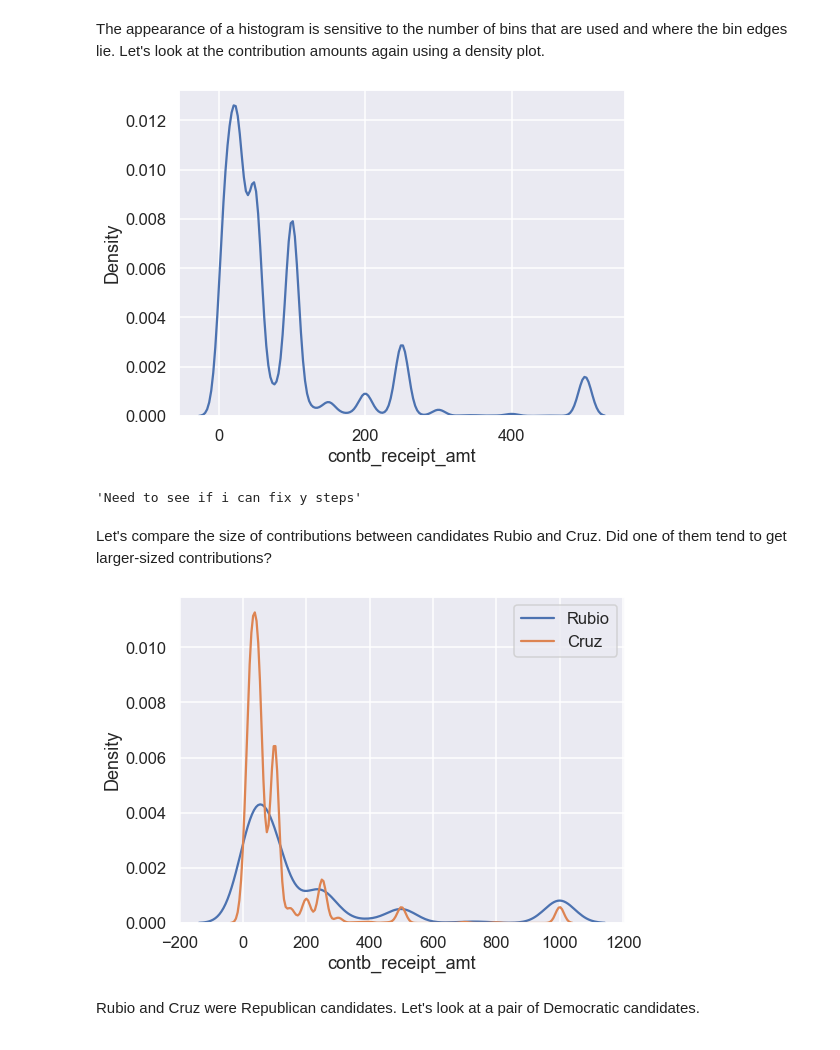
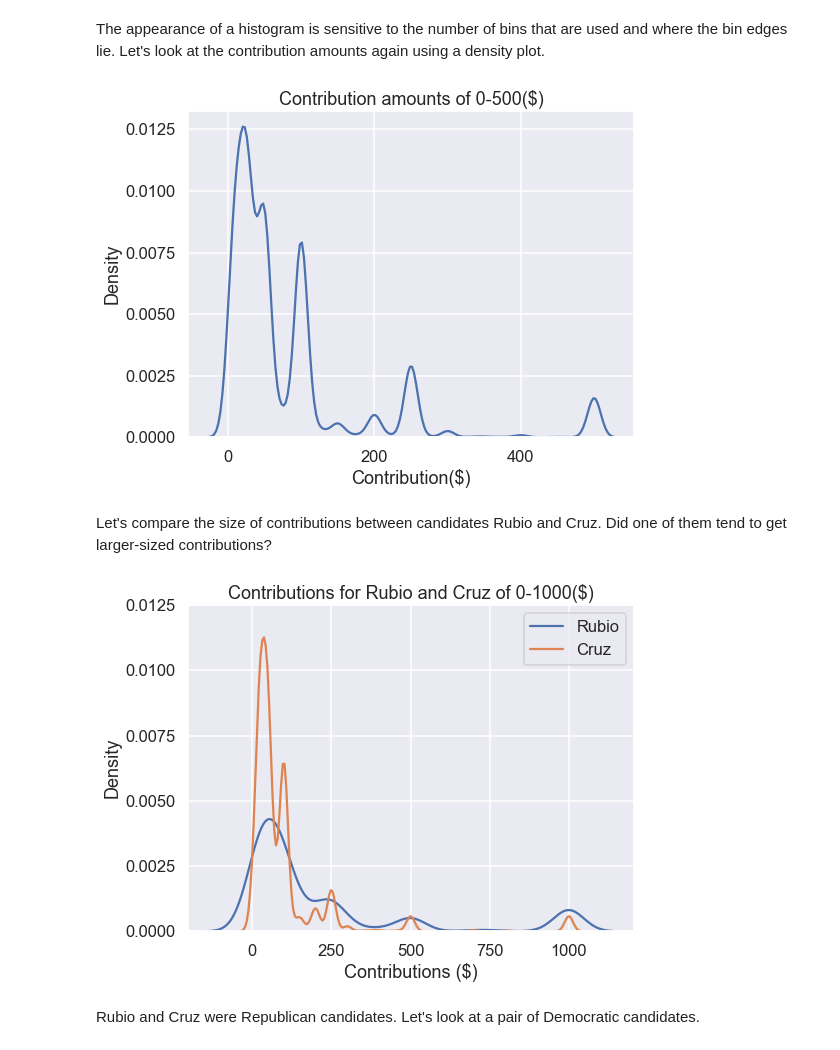
Before and after one commit to BarbosaRicardo/CST383_Data_Science, a Jupyter notebook: Week5/HW/campaign-exploration.ipynb, the cells around one changed output. Cells and saved outputs as stored; diff of their text form; code cells hidden in the pictures.

```diff
--- a/Week5/HW/campaign-exploration.ipynb
+++ b/Week5/HW/campaign-exploration.ipynb
@@ -110,41 +114,51 @@ The appearance of a histogram is sensitive to the number of bins that are used a
 # the contb_receipt_amt values from 0-500.
 
 mask = (df['contb_receipt_amt'] >= 0) & (df['contb_receipt_amt'] <= 500)
+# compute
 data = df.loc[mask,'contb_receipt_amt']
+# plot
 fig = sns.kdeplot(data, bw_adjust=0.60)
+# plot elements
+plt.title('Contribution amounts of 0-500($)')
+plt.xlabel('Contribution($)')
+# customize
 plt.xticks([0,200,400])
+plt.yticks(np.arange(0,0.0150,0.0025))
 plt.show()
-
-"""Need to see if i can fix y steps"""
 # %% [output]
-[figure, old version]
+[figure, new version]
-'Need to see if i can fix y steps'
 # %% [markdown]
 Let's compare the size of contributions between candidates Rubio and Cruz.  Did one of them tend to get larger-sized contributions?
 # %%
 #@ 6 Create a "double density plot" showing the contributions for
 # Rubio and Cruz.  Show contributions in the range of 0-1000 dollars
 # only.  Be sure to include a legend.
 # Hint: you can create two series, one for 0-1000 contributions to
 # Rubio, and another for 0-1000 contributions to Cruz.
 # Remember that you can superimpose plots by simply plotting one
 # after another.
 
 mask = (df['contb_receipt_amt'] >= 0) & (df['contb_receipt_amt'] <=1000)
 # Marco Rubio Chart
 rubio_mask = df['cand_nm'].str.contains("rubio", case=False)
 rubio = df.loc[mask & rubio_mask,'contb_receipt_amt']
 sns.kdeplot(rubio, bw_adjust=0.60)
 # Ted Cruz Chart
 cruz_mask = df['cand_nm'].str.contains("cruz", case=False)
 cruz = df.loc[mask & cruz_mask,'contb_receipt_amt']
 # plot
 sns.kdeplot(cruz, bw_adjust=0.40)
-# Customizations
+# plot elements
+plt.title('Contributions for Rubio and Cruz of 0-1000($)')
+plt.xlabel('Contributions ($)')
+plt.ylabel('Density')
 plt.legend(['Rubio', 'Cruz'])
+# customizations
+plt.yticks(np.arange(0,0.0150,0.0025))
+plt.xticks(np.arange(0,1250,250))
 plt.show()
 # %% [output]
-[figure, old version]
+[figure, new version]
 # %% [markdown]
 Rubio and Cruz were Republican candidates.  Let's look at a pair of Democratic candidates.
 # %%
```
Also changed, not shown: parts of 6 cells of this notebook.
